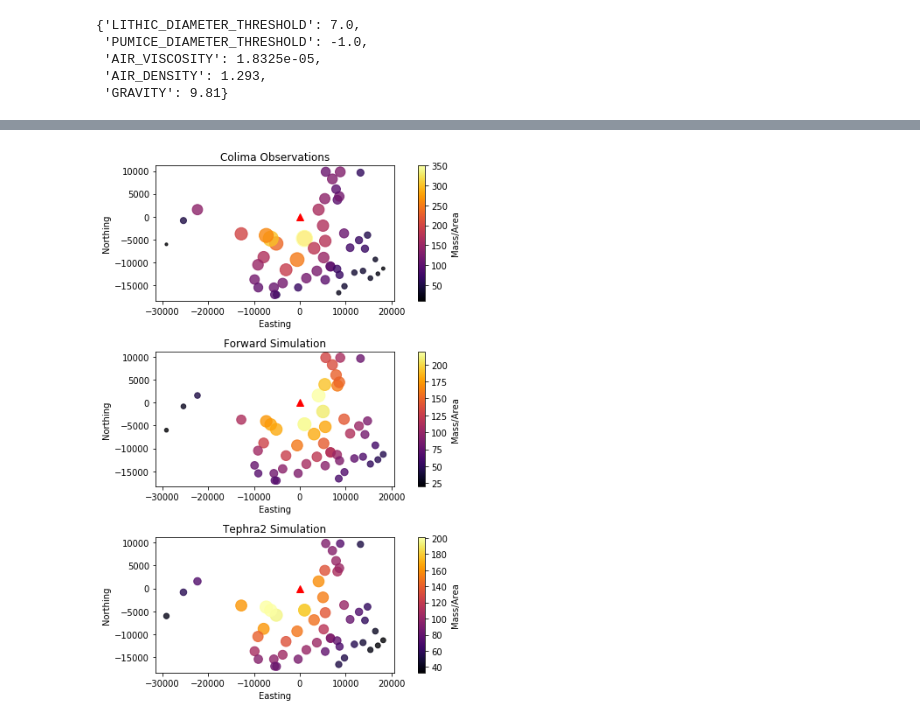
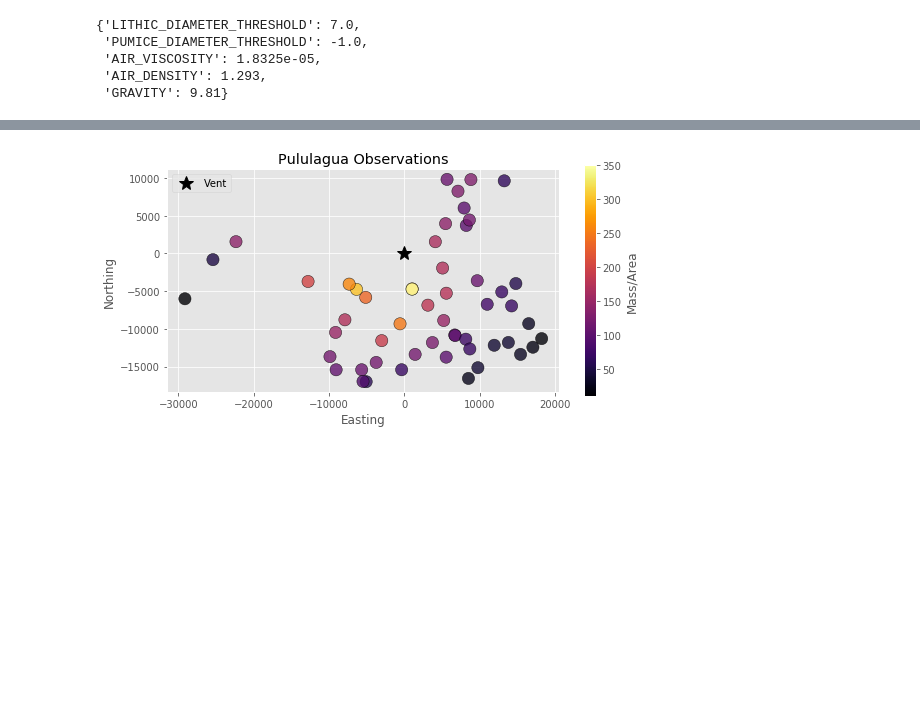
Before and after one commit to nmostert/inversion_project, a Jupyter notebook: Pululagua_Inversion_Examples.ipynb, the cells around one changed output, grey strips where cells are left out. Drawn from its saved outputs; the diff is of its cells as text; code cells hidden in the pictures; blank space fills up the shorter version.

Commit message:
New visualization methods

```diff
--- a/Pululagua_Inversion_Examples.ipynb
+++ b/Pululagua_Inversion_Examples.ipynb
@@ -18,6 +18,8 @@ from pandas import ExcelWriter
 from pandas import ExcelFile
 import xlrd
 import re
+pd.options.display.float_format = '{:,g}'.format
+plt.style.use(['ggplot'])
 # %%
 filename = "./data/pululagua/pulu_real_data.csv"
 
@@ -44,7 +46,7 @@ plt.show()
 obs_df = raw_df.copy()
 
 #This is going to be 100 across. Just needs to be the same as the other dfs.
-obs_df["Residual"] = obs_df["MassArea"]/obs_df["MassArea"]*100
+obs_df["Residual"] = obs_df["MassArea"]/obs_df["MassArea"]
 
 vis.plot_sample(obs_df, vent=(0,0), log=False, title="Preprocessed Data", cbar_label="Mass/Area")
 # plt.savefig("pululagua/All_trans.png", dpi=200, format='png')
@@ -55,7 +57,7 @@ plt.show()
 # %%
 t2_df, _, _, _ = io.read_tephra2("data/pululagua/pulu_out.txt")
 
-t2_df["Residual"] = t2_df["MassArea"].values/obs_df["MassArea"].values*100
+t2_df["Residual"] = t2_df["MassArea"].values/obs_df["MassArea"].values
 
 display(t2_df.head())
 # %% [output]
@@ -218,6 +220,6 @@ forward_df = df_merge
 
 forward_df["radius"] = np.sqrt(forward_df["Easting"]**2 + forward_df["Northing"]**2)
 forward_df = forward_df.sort_values(by=['radius'])
-forward_df["Residual"] = forward_df["MassArea"].values/obs_df["MassArea"].values*100
+forward_df["Residual"] = forward_df["MassArea"].values/obs_df["MassArea"].values
 display(forward_df.head())
 # %% [output]
@@ -235,40 +237,63 @@ Total time: 0.14062 seconds
 5 rows × 24 columns
 # %%
-fig, axs = plt.subplots(3,1, figsize=(
-        8,9), facecolor='w', edgecolor='k')
-axs = axs.ravel()
+# fig, axs = plt.subplots(3,1, figsize=(
+#         8,9), facecolor='w', edgecolor='k')
+# axs = axs.ravel()
 
-vis.plot_sample(obs_df, vent=(0,0), log=False,
-            title="Colima Observations", cbar_label="Mass/Area", ax=axs[0])
-vis.plot_sample(forward_df, vent=(0,0), log=False,
-            title="Forward Simulation", cbar_label="Mass/Area", ax=axs[1])
-# vis.plot_sample(t2_const_df, vent=(0,0), log=False,
-#             title="Tephra2 Simulation (Const. Wind)", cbar_label="Mass/Area", ax=axs[2])
-vis.plot_sample(t2_df, vent=(0,0), log=False,
-            title="Tephra2 Simulation", cbar_label="Mass/Area", ax=axs[2])
+# vis.plot_sample(obs_df, vent=(0,0), log=False,
+#             title="Colima Observations", cbar_label="Mass/Area", ax=axs[0])
+# vis.plot_sample(forward_df, vent=(0,0), log=False,
+#             title="Forward Simulation", cbar_label="Mass/Area", ax=axs[1])
+# # vis.plot_sample(t2_const_df, vent=(0,0), log=False,
+# #             title="Tephra2 Simulation (Const. Wind)", cbar_label="Mass/Area", ax=axs[2])
+# vis.plot_sample(t2_df, vent=(0,0), log=False,
+#             title="Tephra2 Simulation", cbar_label="Mass/Area", ax=axs[2])
 
-plt.tight_layout()
-plt.show()
+# plt.tight_layout()
+# plt.show()
 
-fig, axs = plt.subplots(1,2, figsize=(
-        12,3), facecolor='w', edgecolor='k')
-axs = axs.ravel()
+# fig, axs = plt.subplots(1,2, figsize=(
+#         12,3), facecolor='w', edgecolor='k')
+# axs = axs.ravel()
 
 
-vis.plot_sample(forward_df, vent=(0,0), log=True, values="Residual",
-            title="Forward Simulation",
-            cbar_label="log(Residual) (% of Obs. Mass)", ax=axs[0])
-# vis.plot_sample(t2_const_df, vent=(0,0), log=True, values="Residual",
-#             title="Tephra2 Simulation (Const. Wind)",
+# vis.plot_sample(forward_df, vent=(0,0), log=True, values="Residual",
+#             title="Forward Simulation",
+#             cbar_label="log(Residual) (% of Obs. Mass)", ax=axs[0])
+# # vis.plot_sample(t2_const_df, vent=(0,0), log=True, values="Residual",
+# #             title="Tephra2 Simulation (Const. Wind)",
+# #             cbar_label="log(Residual) (% of Obs. Mass)", ax=axs[1])
+# vis.plot_sample(t2_df, vent=(0,0), log=True, values="Residual",
+#             title="Tephra2 Simulation",
 #             cbar_label="log(Residual) (% of Obs. Mass)", ax=axs[1])
-vis.plot_sample(t2_df, vent=(0,0), log=True, values="Residual",
-            title="Tephra2 Simulation",
-            cbar_label="log(Residual) (% of Obs. Mass)", ax=axs[1])
 
 
 
 
+# plt.tight_layout()
+# plt.show()
+
+
+bounds = (25, 350)
+
+fig, ax = plt.subplots(1, 1, figsize=(8,4))
+
+vis.plot_sample(obs_df, vent=(0,0), log=False, bounds=None,
+            title="Pululagua Observations", cbar_label="Mass/Area", ax = ax)
 plt.tight_layout()
 plt.show()
+
+
+fig, axs = plt.subplots(1, 2, figsize=(
+        15.5,4), facecolor='w', edgecolor='k')
+axs = axs.ravel()
+
+vis.plot_sample(forward_df, vent=(0,0), log=False, bounds=bounds, show_cbar=False,
+            title="Forward Simulation", cbar_label="Mass/Area", ax=axs[0])
+vis.plot_sample(t2_df, vent=(0,0), log=False, bounds=bounds, show_cbar=True,
+            title="Tephra2 Simulation", cbar_label="Mass/Area", ax=axs[1])
+
+plt.tight_layout()
+plt.show()
 # %% [output]
-[figure, old version]
+[figure, new version]
```
Also changed, not shown: parts of 16 cells of this notebook, 5 other files.
